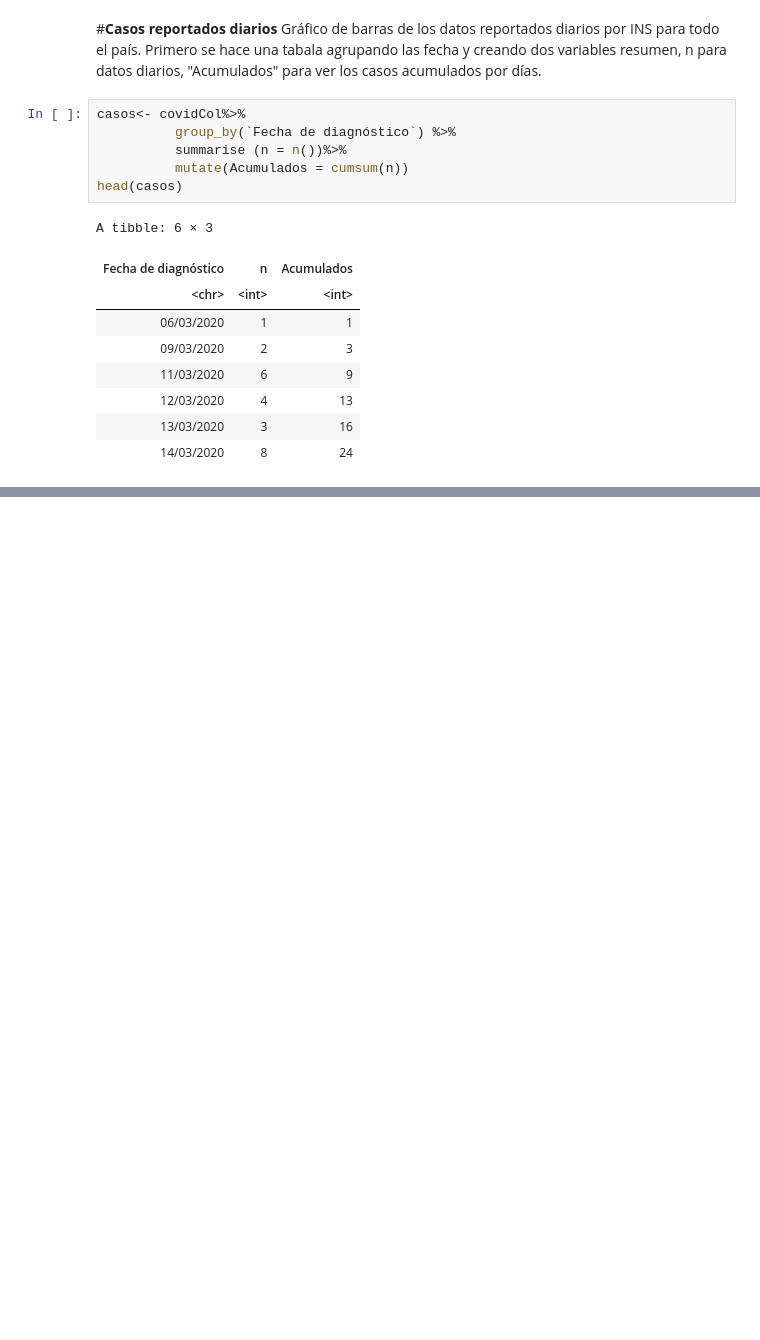
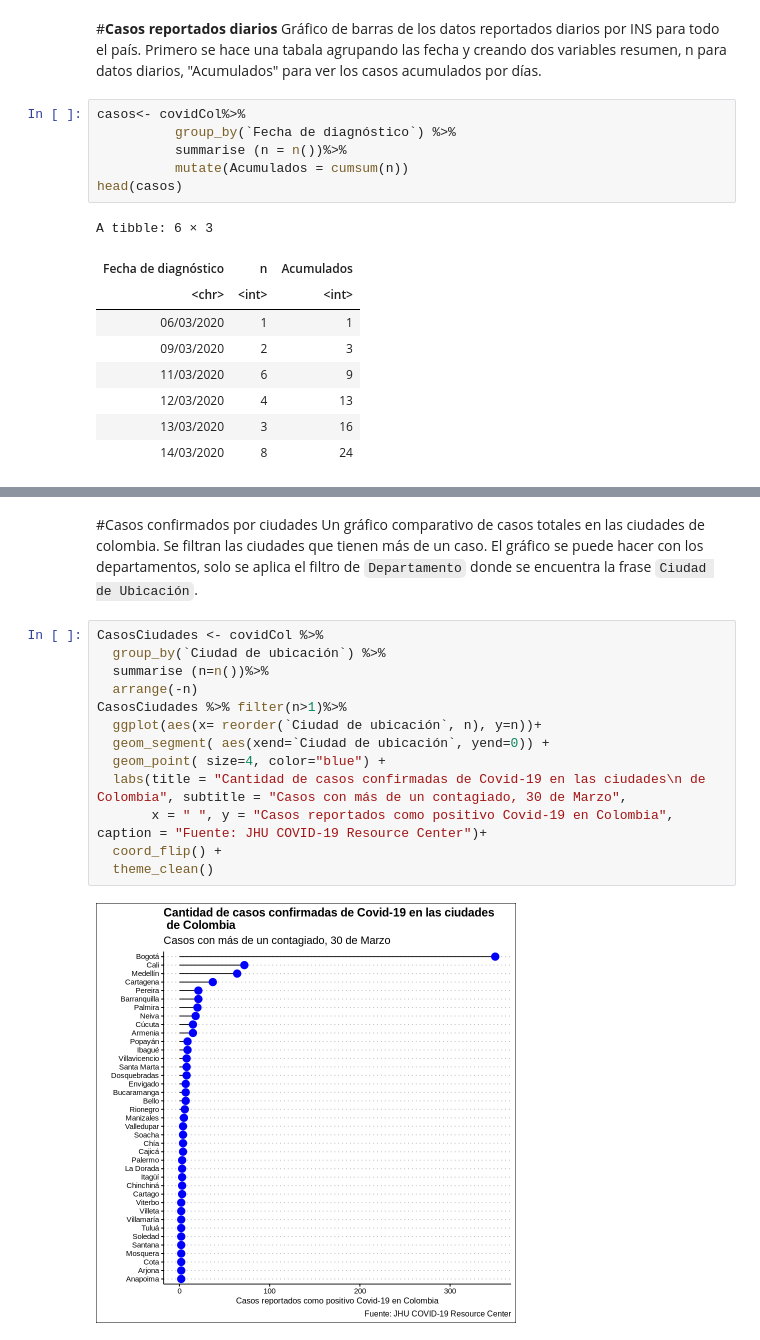
Before and after one commit to guberney/Covid_Colombia, a Jupyter notebook: CovidColombia.ipynb, the cells around one changed output, grey strips where cells are left out. Drawn from its saved outputs; the diff is of its cells as text; blank space fills up the shorter version.

```diff
--- a/CovidColombia.ipynb
+++ b/CovidColombia.ipynb
@@ -178,2 +183,20 @@ for(mun in municipio){
+# %% [markdown]
+#Casos confirmados por ciudades
+Un gráfico comparativo de casos totales en las ciudades de colombia. Se filtran las ciudades que tienen más de un caso. El gráfico se puede hacer con los departamentos, solo se aplica el filtro de `Departamento` donde se encuentra la frase `Ciudad de Ubicación`.
+# %%
+CasosCiudades <- covidCol %>%
+  group_by(`Ciudad de ubicación`) %>%
+  summarise (n=n())%>%
+  arrange(-n)
+CasosCiudades %>% filter(n>1)%>%
+  ggplot(aes(x= reorder(`Ciudad de ubicación`, n), y=n))+
+  geom_segment( aes(xend=`Ciudad de ubicación`, yend=0)) +
+  geom_point( size=4, color="blue") +
+  labs(title = "Cantidad de casos confirmadas de Covid-19 en las ciudades\n de Colombia", subtitle = "Casos con más de un contagiado, 30 de Marzo",
+       x = " ", y = "Casos reportados como positivo Covid-19 en Colombia", caption = "Fuente: JHU COVID-19 Resource Center")+
+  coord_flip() +
+  theme_clean()
+# %% [output]
+[figure, added]
 # %% [markdown]
 #**Pirámide de población contagiada**
```
Also changed, not shown: parts of 22 cells of this notebook.
